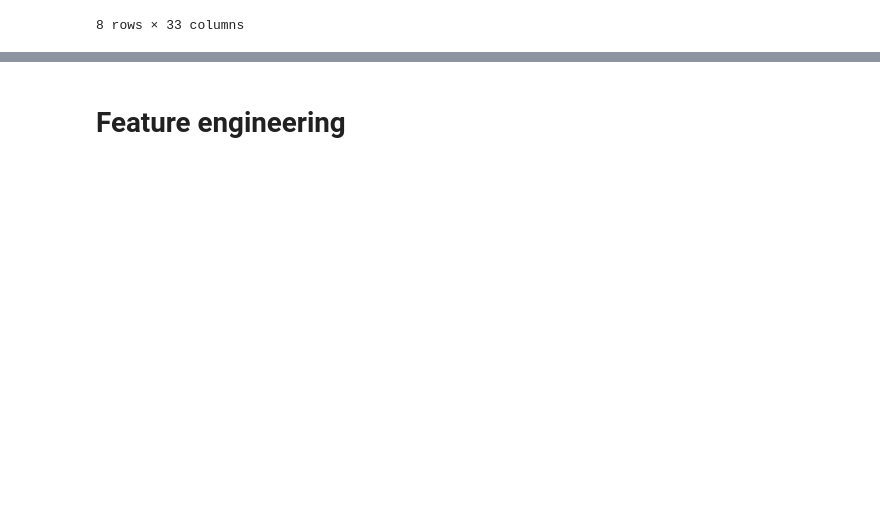
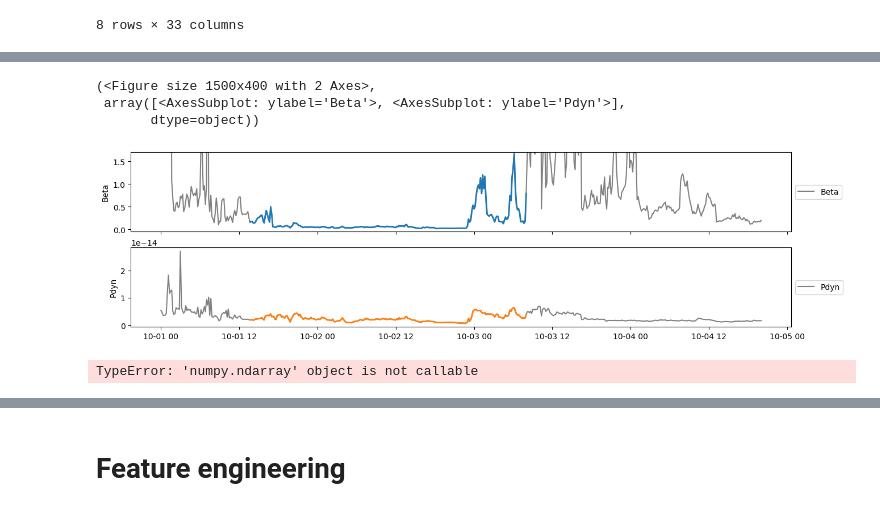
Before and after one commit to AlexandreChaussard/DataCamp-Solar_Wind, a Jupyter notebook: test_environment/playground.ipynb, the cells around one changed output, grey strips where cells are left out. Drawn from its saved outputs; the diff is of its cells as text; code cells hidden in the pictures; blank space fills up the shorter version.

```diff
--- a/test_environment/playground.ipynb
+++ b/test_environment/playground.ipynb
@@ -93,0 +69,49 @@ max       56.476120
+# %%
+from problem import turn_prediction_to_event_list
+
+events = turn_prediction_to_event_list(y_train)
+def plot_event(event_index, data, features, maxRange=None, delta=36, size=4):
+    global events
+
+    start = pd.to_datetime(events[event_index].begin)
+    end = pd.to_datetime(events[event_index].end)
+    subset = data[(start - pd.Timedelta(hours=delta)):(end + pd.Timedelta(hours=delta))]
+    area_of_interest = data[start:end]
+
+    fig, axes = plt.subplots(nrows=len(features), ncols=1, figsize=(15,size), sharex=True)
+
+    def plot(i, ax):
+        ax.plot(subset.index, subset[features[i]], color='gray', linewidth=1.5)
+        ax.plot(area_of_interest.index, area_of_interest[features[i]], color=f'C{i}', linewidth=2)
+        ax.legend([features[i]], loc='center left', bbox_to_anchor=(1, 0.5))
+        ax.set_ylabel(features[i])
+        if maxRange is not None and i < len(maxRange):
+            ax.set_ylim(maxRange[i][0], maxRange[i][1])
+
+    if len(features) <= 1:
+        plot(0, axes)
+        return fig, axes
+
+    i = 0
+    for ax in axes:
+        plot(i, ax)
+        i += 1
+
+    # add vertical lines
+    for ax in axes:
+        ax.xaxis.grid(True, which="minor")
+
+    return fig, axes
+
+plot_event(
+    0,
+    X_train,
+    ['Beta', 'Pdyn'],
+    maxRange=[[-0.05, 1.7]],
+    size=4
+)
+# %% [output]
+(<Figure size 1500x400 with 2 Axes>,
+ array([<AxesSubplot: ylabel='Beta'>, <AxesSubplot: ylabel='Pdyn'>],
+       dtype=object))
+[figure, added]
@@ -94,3 +122,12 @@ max       56.476120
+# %%
+from tsfresh.utilities.dataframe_functions import impute
+from tsfresh import select_features
+
+extracted_features = impute(extracted_features)
+extracted_features = select_features(extracted_features, y_train.values())
+extracted_features
+# %% [output]
+TypeError: 'numpy.ndarray' object is not callable
 # %%
 import sklearn.preprocessing as preprocessing
 from sklearn.pipeline import make_pipeline
```
Also changed, not shown: parts of 20 cells of this notebook, 12 other files.
